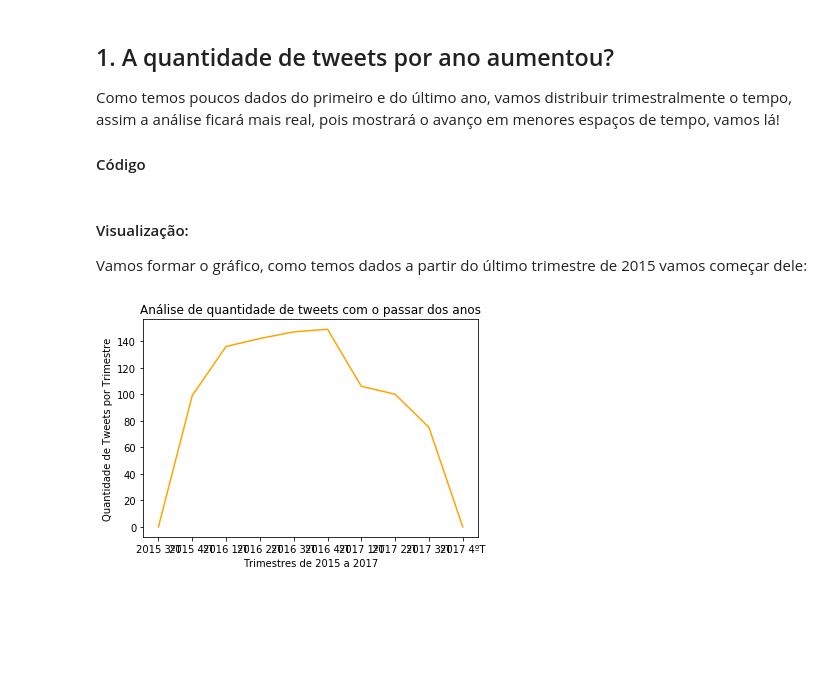
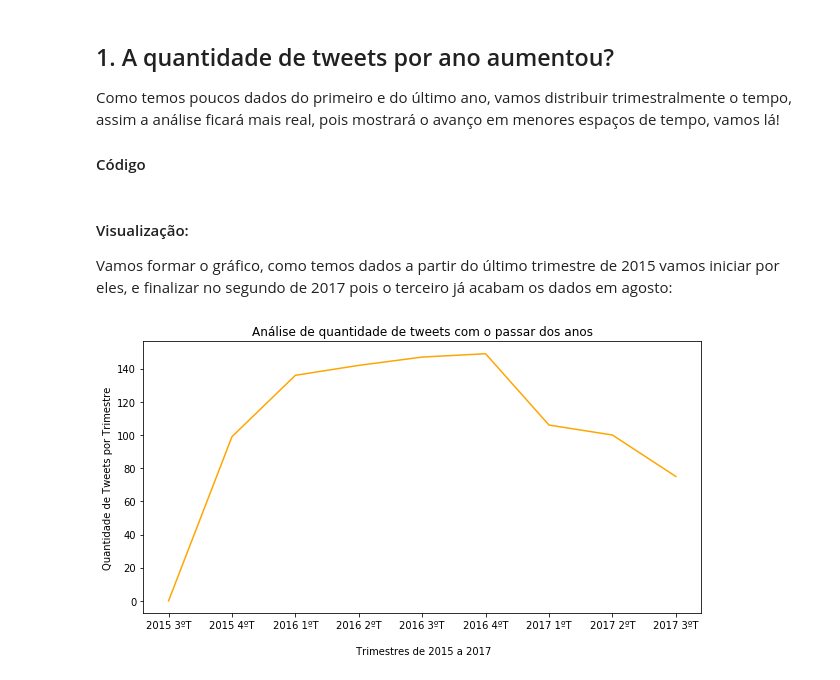
Before and after one commit to matheusbattisti/weratedogs_data_wrangling, a Jupyter notebook: wrangle_act.ipynb, the cells around one changed output. Drawn from its saved outputs; the diff is of its cells as text; code cells hidden in the pictures; blank space fills up the shorter version.

```diff
--- a/wrangle_act.ipynb
+++ b/wrangle_act.ipynb
@@ -810,15 +813,22 @@ df2017_4 = df.loc[(df['timestamp'] < '2017-12-01') & (df['timestamp'] >'2017-09-
 # %% [markdown]
 #### Visualização:
 
-Vamos formar o gráfico, como temos dados a partir do último trimestre de 2015 vamos começar dele:
+Vamos formar o gráfico, como temos dados a partir do último trimestre de 2015 vamos iniciar por eles, e finalizar no segundo de 2017 pois o terceiro já acabam os dados em agosto:
 # %%
-dates = ['2015 3ºT','2015 4ºT','2016 1ºT','2016 2ºT','2016 3ºT','2016 4ºT', '2017 1ºT','2017 2ºT','2017 3ºT','2017 4ºT',]
-tweets_qtd = [len(df2015_3), len(df2015_4), len(df2016_1), len(df2016_2), len(df2016_3), len(df2016_4), len(df2017_1), len(df2017_2), len(df2017_3), len(df2017_4)]
+# Datas para legenda
+dates = ['2015 3ºT','2015 4ºT','2016 1ºT','2016 2ºT','2016 3ºT','2016 4ºT', '2017 1ºT','2017 2ºT','2017 3ºT']
 
+# Quantidade de tweets
+tweets_qtd = [len(df2015_3), len(df2015_4), len(df2016_1), len(df2016_2), len(df2016_3), len(df2016_4), len(df2017_1), len(df2017_2), len(df2017_3)]
+
+# Formando o gráfico
+plt.figure(figsize=(10,5))
 plt.plot(dates, tweets_qtd, color='orange')
-plt.xlabel('Trimestres de 2015 a 2017')
+
+# Labels e titulo de gráfico
+plt.xlabel('\n Trimestres de 2015 a 2017')
 plt.ylabel('Quantidade de Tweets por Trimestre')
 plt.title('Análise de quantidade de tweets com o passar dos anos')
 plt.show()
 # %% [output]
-[figure, old version]
+[figure, new version]
```
Also changed, not shown: parts of 22 cells of this notebook.
